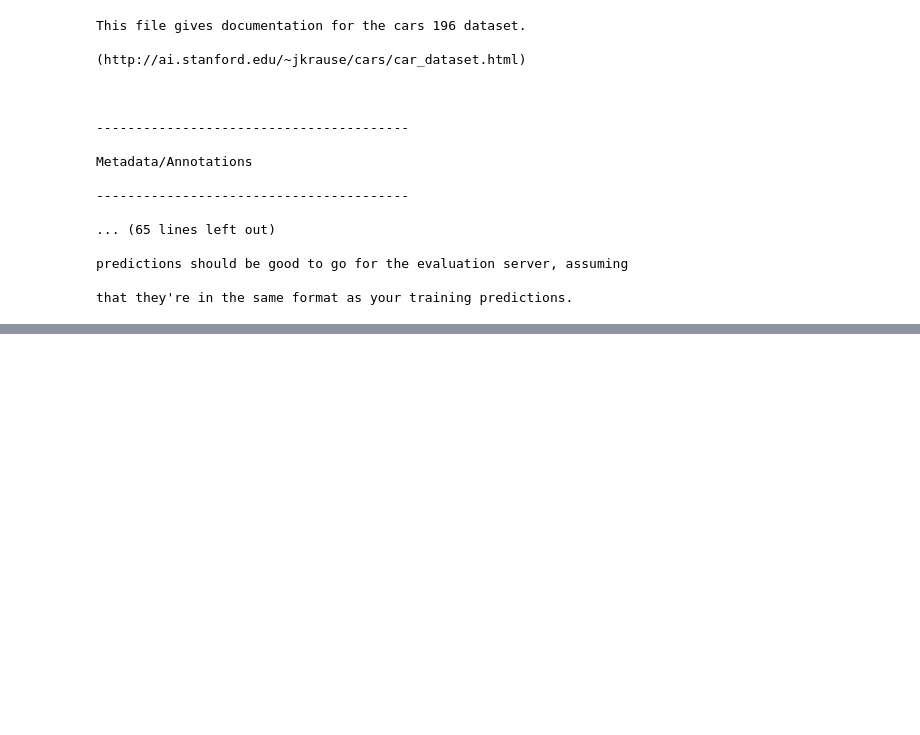
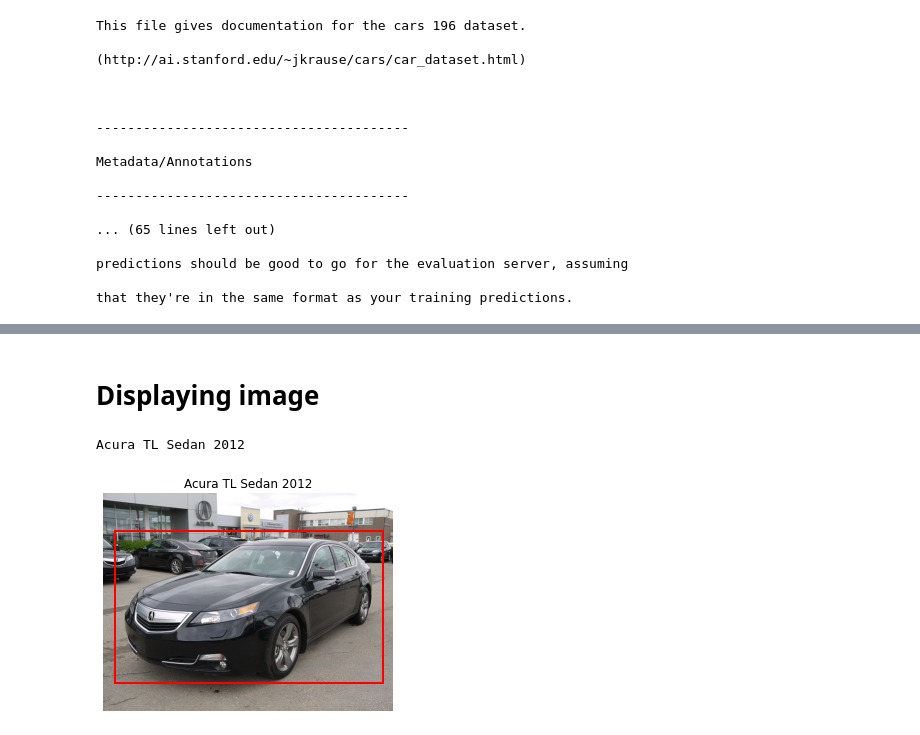
Before and after one commit to Poehavshi/Text2CarsGeneration, a Jupyter notebook: RawDatasetsPreprocessing/create_shards.ipynb, the cells around one changed output, grey strips where cells are left out. Drawn from its saved outputs; the diff is of its cells as text; code cells hidden in the pictures; blank space fills up the shorter version.

Commit message:
Add reading of Stanford dataset
Reading all labels, images and bbox of images from dataset with some functions to display images

```diff
--- a/RawDatasetsPreprocessing/create_shards.ipynb
+++ b/RawDatasetsPreprocessing/create_shards.ipynb
@@ -52,0 +69,9 @@ cars_train_annos = loadmat(devkit_path/'cars_train_annos.mat')
+# %%
+frame = [[i.flat[0] for i in line] for line in cars_train_annos['annotations'][0]]
+columns = ['bbox_x1', 'bbox_y1', 'bbox_x2', 'bbox_y2', 'class', 'fname']
+frame[0][4] = int(frame[0][4]) # change dtype of class to prevent numeric overflow
+df_train = pd.DataFrame(frame, columns=columns)
+df_train['class'] = df_train['class']-1 # Python indexing starts on zero.
+df_train['fname'] = [train_path/f for f in df_train['fname']] #  Appending Path
+print(df_train.dtypes)
+df_train.head()
@@ -52,0 +94,4 @@ cars_train_annos = loadmat(devkit_path/'cars_train_annos.mat')
+# %%
+df_train = df_train.merge(labels, left_on='class', right_index=True)
+df_train = df_train.sort_index()
+df_train.head()
@@ -52,0 +120,30 @@ cars_train_annos = loadmat(devkit_path/'cars_train_annos.mat')
+# %% [markdown]
+# Displaying image
+# %%
+# Returns (Image, title, rectangle patch) for drawing
+def get_assets(df, i):
+    is_train = df is df_train
+    folder = train_path if is_train else test_path
+    image = Image.open(df['fname'][i])
+    title = df['labels'][i] if is_train else 'Unclassified'
+
+    xy = df['bbox_x1'][i], df['bbox_y1'][i]
+    width = df['bbox_x2'][i] - df['bbox_x1'][i]
+    height = df['bbox_y2'][i] - df['bbox_y1'][i]
+    rect = Rectangle(xy, width, height, fill=False, color='r', linewidth=2)
+
+    return (image, title, rect)
+# %%
+def display_image(df, i):
+    image, title, rect = get_assets(df, i)
+    print(title)
+
+    plt.imshow(image)
+    plt.axis('off')
+    plt.title(title)
+    plt.gca().add_patch(rect)
+# %%
+display_image(df_train, 1)
+# %% [output]
+Acura TL Sedan 2012
+[figure, added]
```
Also changed, not shown: parts of 11 cells of this notebook, 1 other file.
